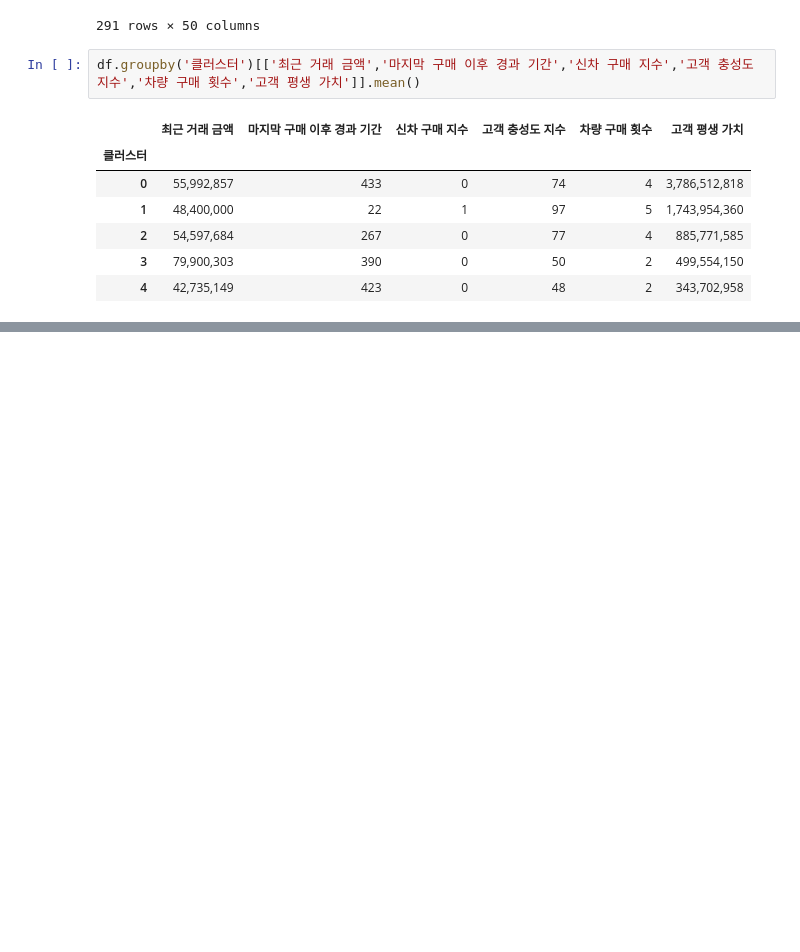
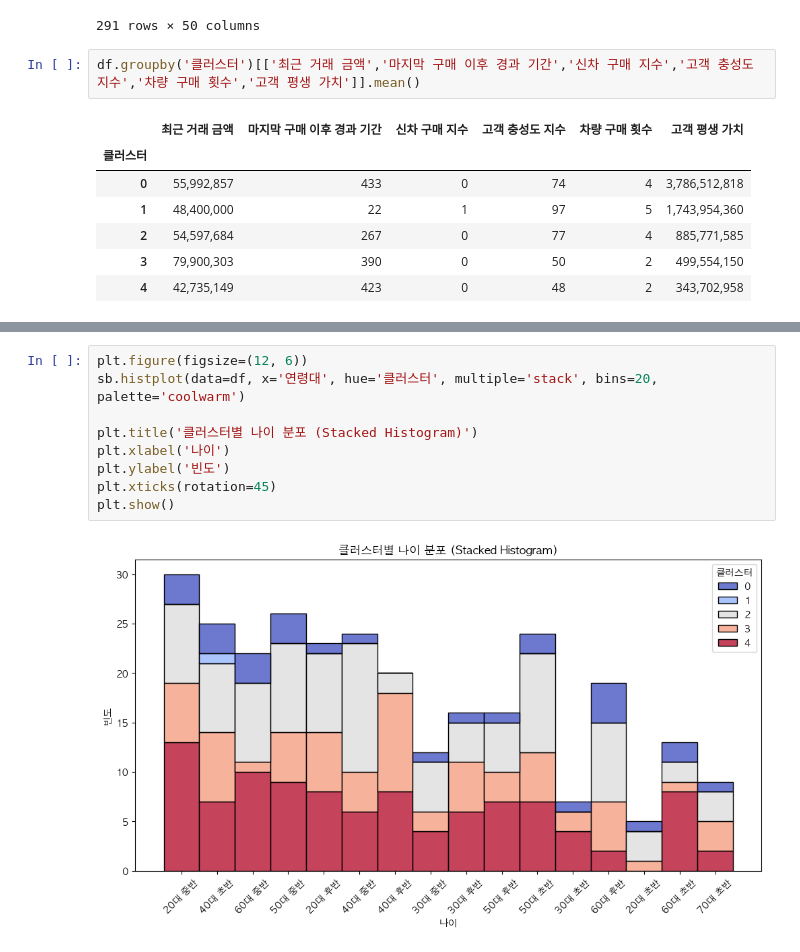
Before and after one commit to CodeWorks-hi/hyundai-crm-platform, a Jupyter notebook: jupyter/customer.ipynb, the cells around one changed output, grey strips where cells are left out. Cells and saved outputs as stored; diff of their text form; blank space fills up the shorter version.

```diff
--- a/jupyter/customer.ipynb
+++ b/jupyter/customer.ipynb
@@ -365,0 +385,11 @@ df.groupby('클러스터')[['최근 거래 금액','마지막 구매 이후 경
+# %%
+plt.figure(figsize=(12, 6))
+sb.histplot(data=df, x='연령대', hue='클러스터', multiple='stack', bins=20, palette='coolwarm')
+
+plt.title('클러스터별 나이 분포 (Stacked Histogram)')
+plt.xlabel('나이')
+plt.ylabel('빈도')
+plt.xticks(rotation=45)
+plt.show()
+# %% [output]
+[figure, added]
```
Also changed, not shown: parts of 17 cells of this notebook.
